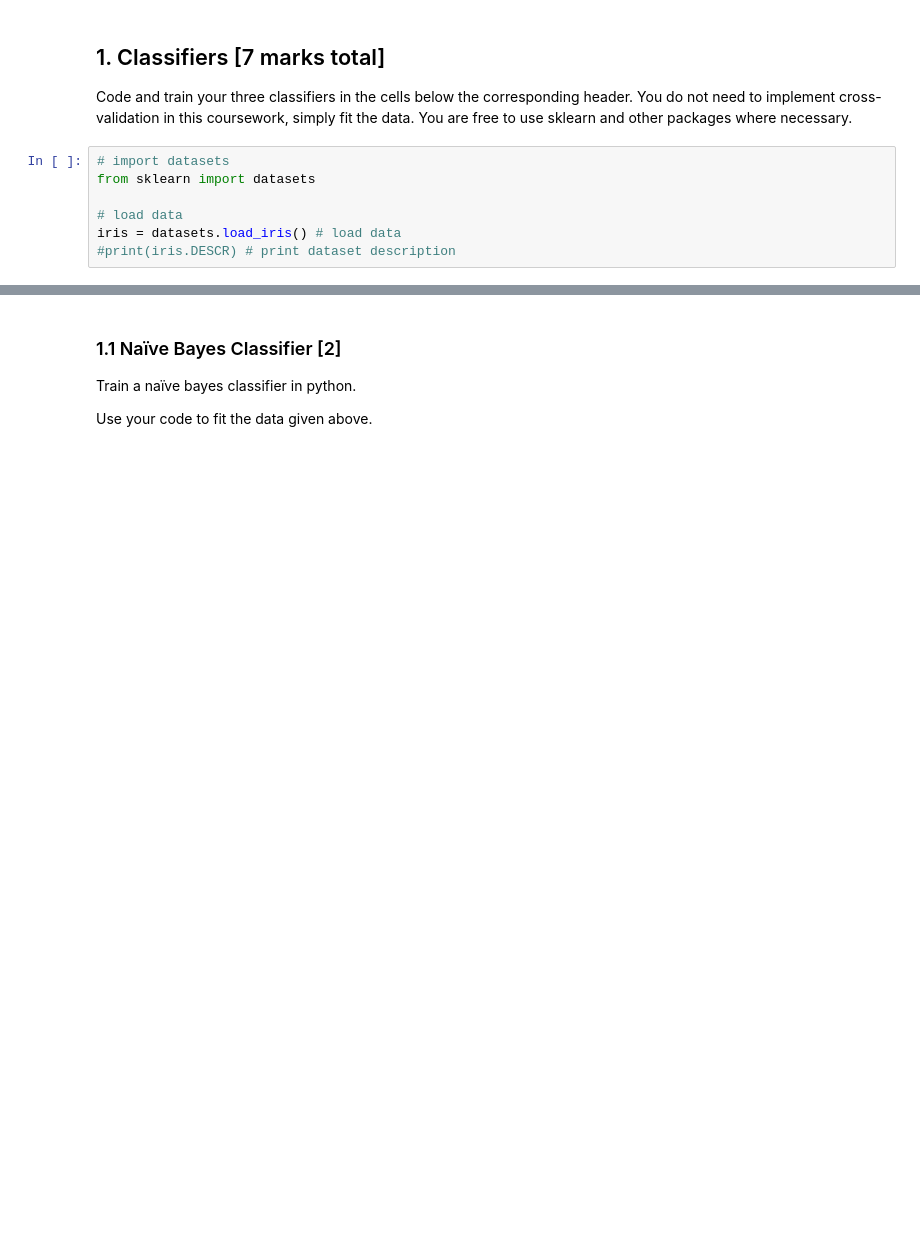
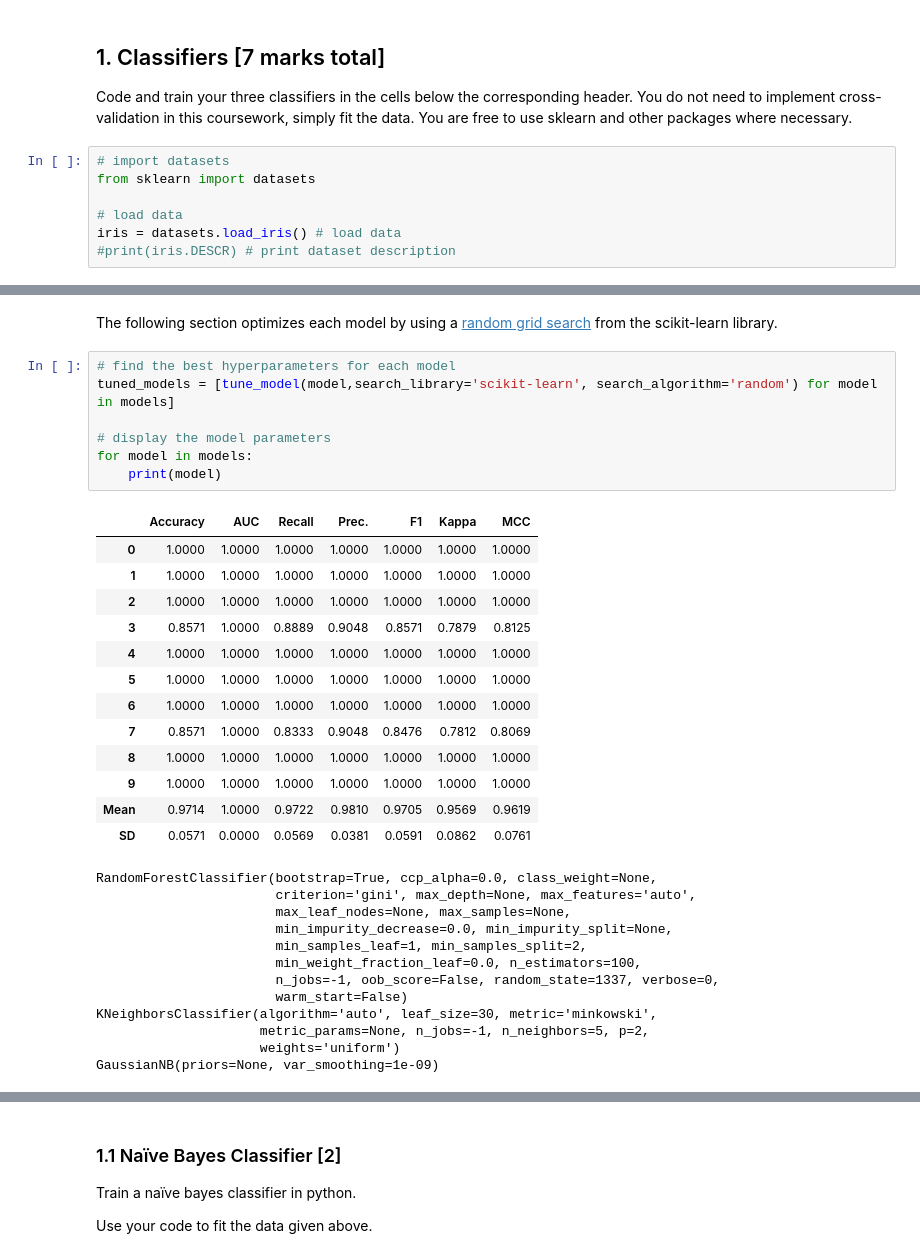
Before and after one commit to JohnnyFoulds/dsm040-2021-oct, a Jupyter notebook: coursework_02/CW2.ipynb, the cells around one changed output, grey strips where cells are left out. Drawn from its saved outputs; the diff is of its cells as text; blank space fills up the shorter version.

```diff
--- a/coursework_02/CW2.ipynb
+++ b/coursework_02/CW2.ipynb
@@ -40,0 +98,35 @@ iris = datasets.load_iris() # load data
+# %% [markdown]
+The following section optimizes each model by using a [random grid search](https://scikit-learn.org/stable/modules/generated/sklearn.model_selection.RandomizedSearchCV.html) from the scikit-learn library.
+# %%
+# find the best hyperparameters for each model
+tuned_models = [tune_model(model,search_library='scikit-learn', search_algorithm='random') for model in models]
+
+# display the model parameters
+for model in models:
+    print(model)
+# %% [output]
+|  | Accuracy | AUC | Recall | Prec. | F1 | Kappa | MCC |
+| 0 | 1.0000 | 1.0000 | 1.0000 | 1.0000 | 1.0000 | 1.0000 | 1.0000 |
+| 1 | 1.0000 | 1.0000 | 1.0000 | 1.0000 | 1.0000 | 1.0000 | 1.0000 |
+| 2 | 1.0000 | 1.0000 | 1.0000 | 1.0000 | 1.0000 | 1.0000 | 1.0000 |
+| 3 | 0.8571 | 1.0000 | 0.8889 | 0.9048 | 0.8571 | 0.7879 | 0.8125 |
+| 4 | 1.0000 | 1.0000 | 1.0000 | 1.0000 | 1.0000 | 1.0000 | 1.0000 |
+| 5 | 1.0000 | 1.0000 | 1.0000 | 1.0000 | 1.0000 | 1.0000 | 1.0000 |
+| 6 | 1.0000 | 1.0000 | 1.0000 | 1.0000 | 1.0000 | 1.0000 | 1.0000 |
+| 7 | 0.8571 | 1.0000 | 0.8333 | 0.9048 | 0.8476 | 0.7812 | 0.8069 |
+| 8 | 1.0000 | 1.0000 | 1.0000 | 1.0000 | 1.0000 | 1.0000 | 1.0000 |
+| 9 | 1.0000 | 1.0000 | 1.0000 | 1.0000 | 1.0000 | 1.0000 | 1.0000 |
+| Mean | 0.9714 | 1.0000 | 0.9722 | 0.9810 | 0.9705 | 0.9569 | 0.9619 |
+| SD | 0.0571 | 0.0000 | 0.0569 | 0.0381 | 0.0591 | 0.0862 | 0.0761 |
+RandomForestClassifier(bootstrap=True, ccp_alpha=0.0, class_weight=None,
+                       criterion='gini', max_depth=None, max_features='auto',
+                       max_leaf_nodes=None, max_samples=None,
+                       min_impurity_decrease=0.0, min_impurity_split=None,
+                       min_samples_leaf=1, min_samples_split=2,
+                       min_weight_fraction_leaf=0.0, n_estimators=100,
+                       n_jobs=-1, oob_score=False, random_state=1337, verbose=0,
+                       warm_start=False)
+KNeighborsClassifier(algorithm='auto', leaf_size=30, metric='minkowski',
+                     metric_params=None, n_jobs=-1, n_neighbors=5, p=2,
+                     weights='uniform')
+GaussianNB(priors=None, var_smoothing=1e-09)
```
Also changed, not shown: parts of 15 cells of this notebook, 1 other file.
